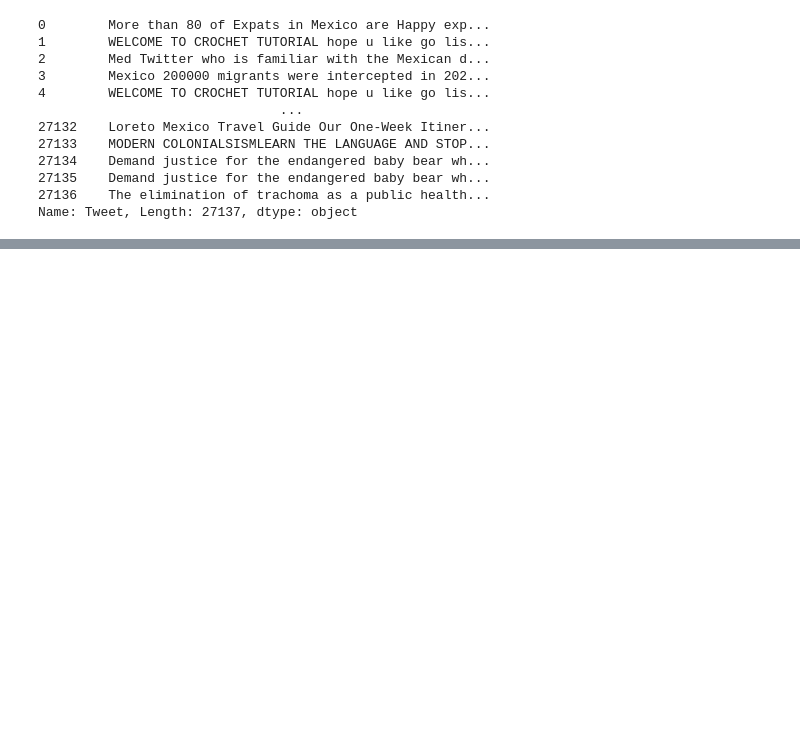
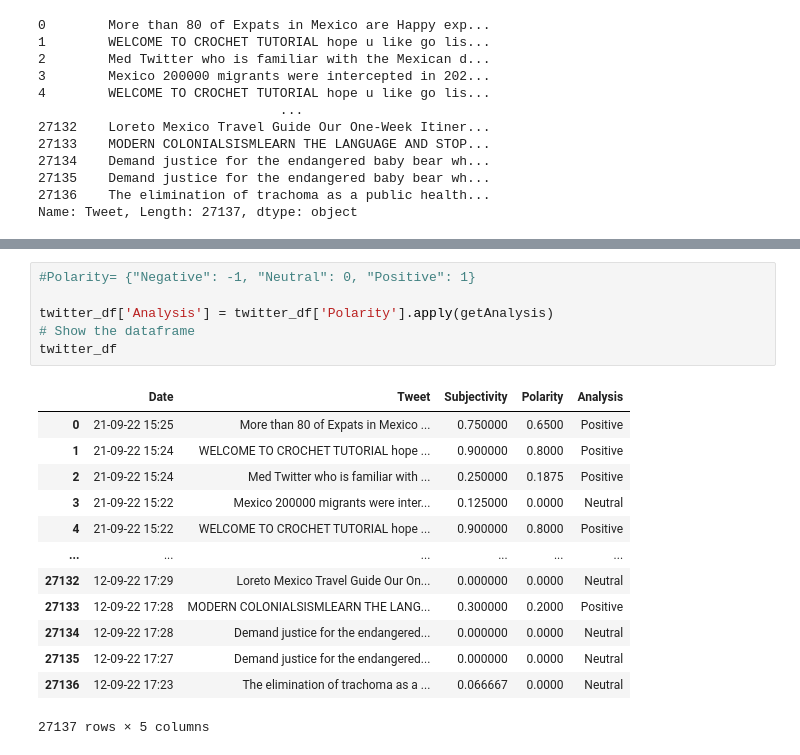
Before and after one commit to LennethNova/Sentiment_LG, a Jupyter notebook: sentiment.ipynb, the cells around one changed output, grey strips where cells are left out. Drawn from its saved outputs; the diff is of its cells as text; blank space fills up the shorter version.

```diff
--- a/sentiment.ipynb
+++ b/sentiment.ipynb
@@ -87,0 +139,20 @@ Name: Tweet, Length: 27137, dtype: object
+# %%
+#Polarity= {"Negative": -1, "Neutral": 0, "Positive": 1}
+
+twitter_df['Analysis'] = twitter_df['Polarity'].apply(getAnalysis)
+# Show the dataframe
+twitter_df
+# %% [output]
+|  | Date | Tweet | Subjectivity | Polarity | Analysis |
+| 0 | 21-09-22 15:25 | More than 80 of Expats in Mexico ... | 0.750000 | 0.6500 | Positive |
+| 1 | 21-09-22 15:24 | WELCOME TO CROCHET TUTORIAL hope ... | 0.900000 | 0.8000 | Positive |
+| 2 | 21-09-22 15:24 | Med Twitter who is familiar with ... | 0.250000 | 0.1875 | Positive |
+| 3 | 21-09-22 15:22 | Mexico 200000 migrants were inter... | 0.125000 | 0.0000 | Neutral |
+| 4 | 21-09-22 15:22 | WELCOME TO CROCHET TUTORIAL hope ... | 0.900000 | 0.8000 | Positive |
+| ... | ... | ... | ... | ... | ... |
+| 27132 | 12-09-22 17:29 | Loreto Mexico Travel Guide Our On... | 0.000000 | 0.0000 | Neutral |
+| 27133 | 12-09-22 17:28 | MODERN COLONIALSISMLEARN THE LANG... | 0.300000 | 0.2000 | Positive |
+| 27134 | 12-09-22 17:28 | Demand justice for the endangered... | 0.000000 | 0.0000 | Neutral |
+| 27135 | 12-09-22 17:27 | Demand justice for the endangered... | 0.000000 | 0.0000 | Neutral |
+| 27136 | 12-09-22 17:23 | The elimination of trachoma as a ... | 0.066667 | 0.0000 | Neutral |
+27137 rows × 5 columns
```
Also changed, not shown: parts of 9 cells of this notebook.
